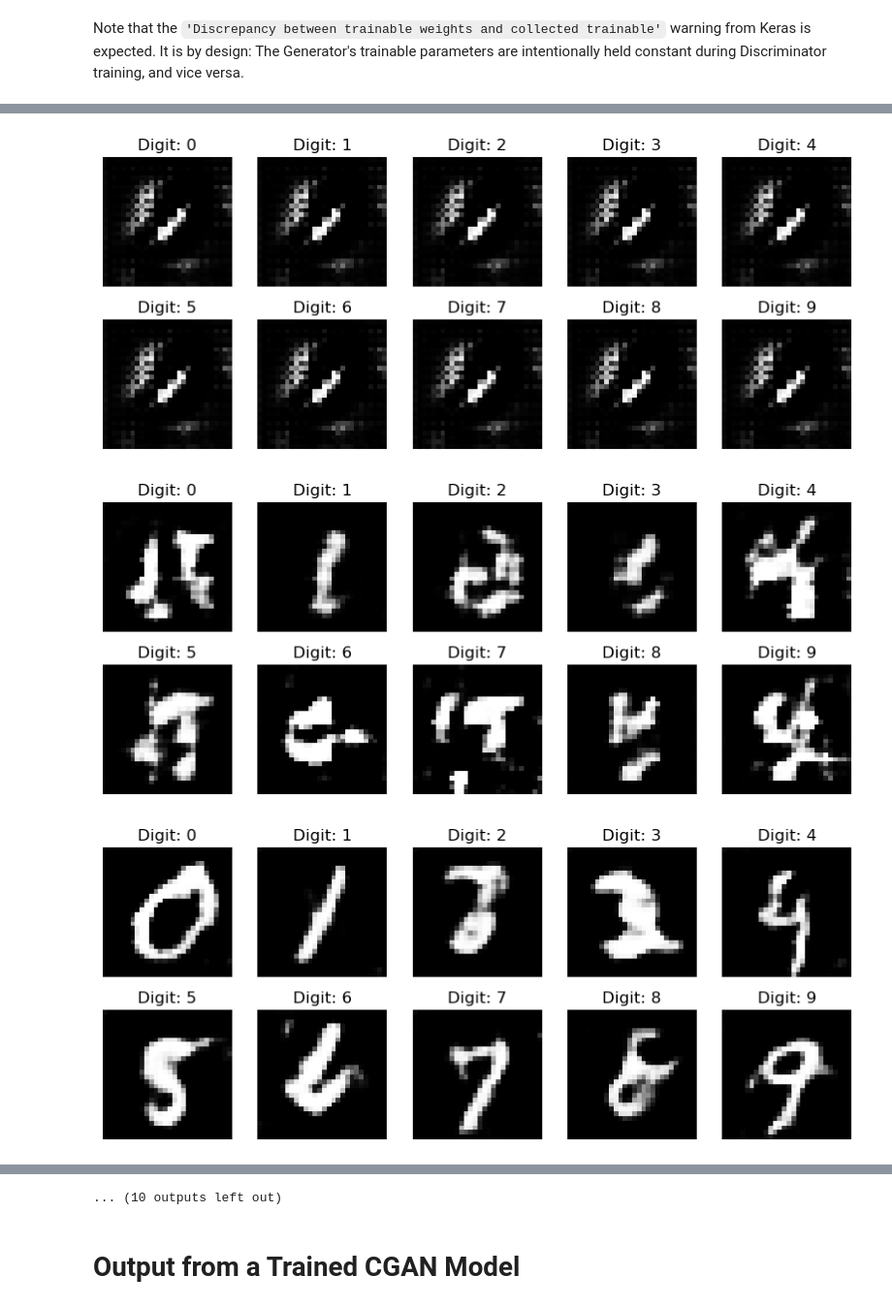
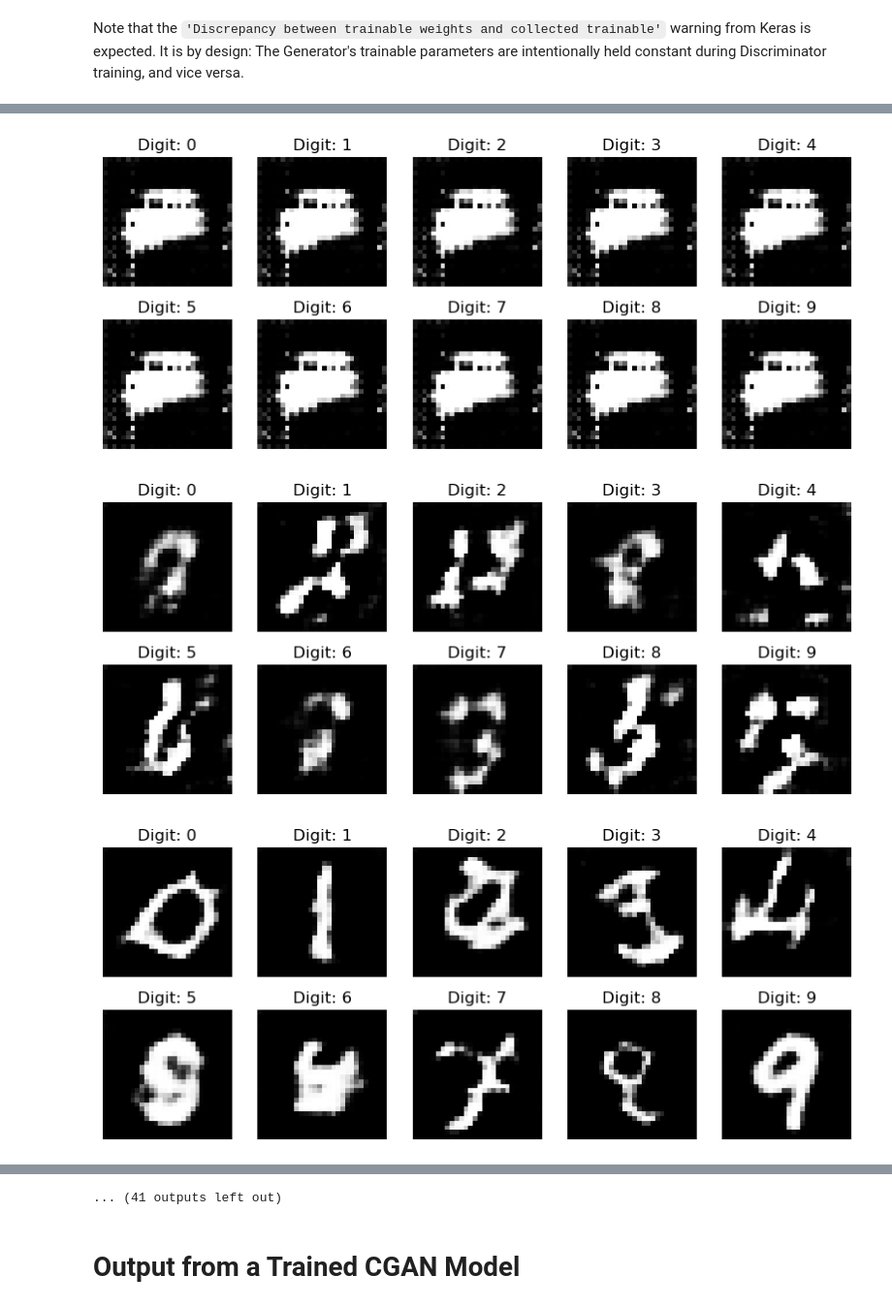
Before and after one commit to Chiuchiyin/gans-in-action, a Jupyter notebook: chapter-8/Chapter_8_CGAN.ipynb, the cells around one changed output, grey strips where cells are left out. Shown at 97% size. Cells and saved outputs as stored; diff of their text form; code cells hidden in the pictures.

Commit message:
a little bump
rerunning code at higher number of iterations

```diff
--- a/chapter-8/Chapter_8_CGAN.ipynb
+++ b/chapter-8/Chapter_8_CGAN.ipynb
@@ -323,7 +323,7 @@ def sample_images(image_grid_rows=2, image_grid_columns=5):
 Note that the `'Discrepancy between trainable weights and collected trainable'` warning from Keras is expected. It is by design: The Generator's trainable parameters are intentionally held constant during Discriminator training, and vice versa.
 # %%
 # Set hyperparameters
-iterations = 20000
+iterations = 50000
 batch_size = 512
 sample_interval = 1000
 
@@ -353,3 +371,3 @@ train(iterations, batch_size, sample_interval)
-[figure, old version]
+[figure, new version]
-[figure, old version]
+[figure, new version]
-[figure, old version]
+[figure, new version]
@@ -363,4 +380,4 @@ train(iterations, batch_size, sample_interval)
-... (10 outputs left out)
+... (41 outputs left out)
 # %% [markdown]
 # Output from a Trained CGAN Model
 # %%
```
Also changed, not shown: parts of 2 cells of this notebook.
